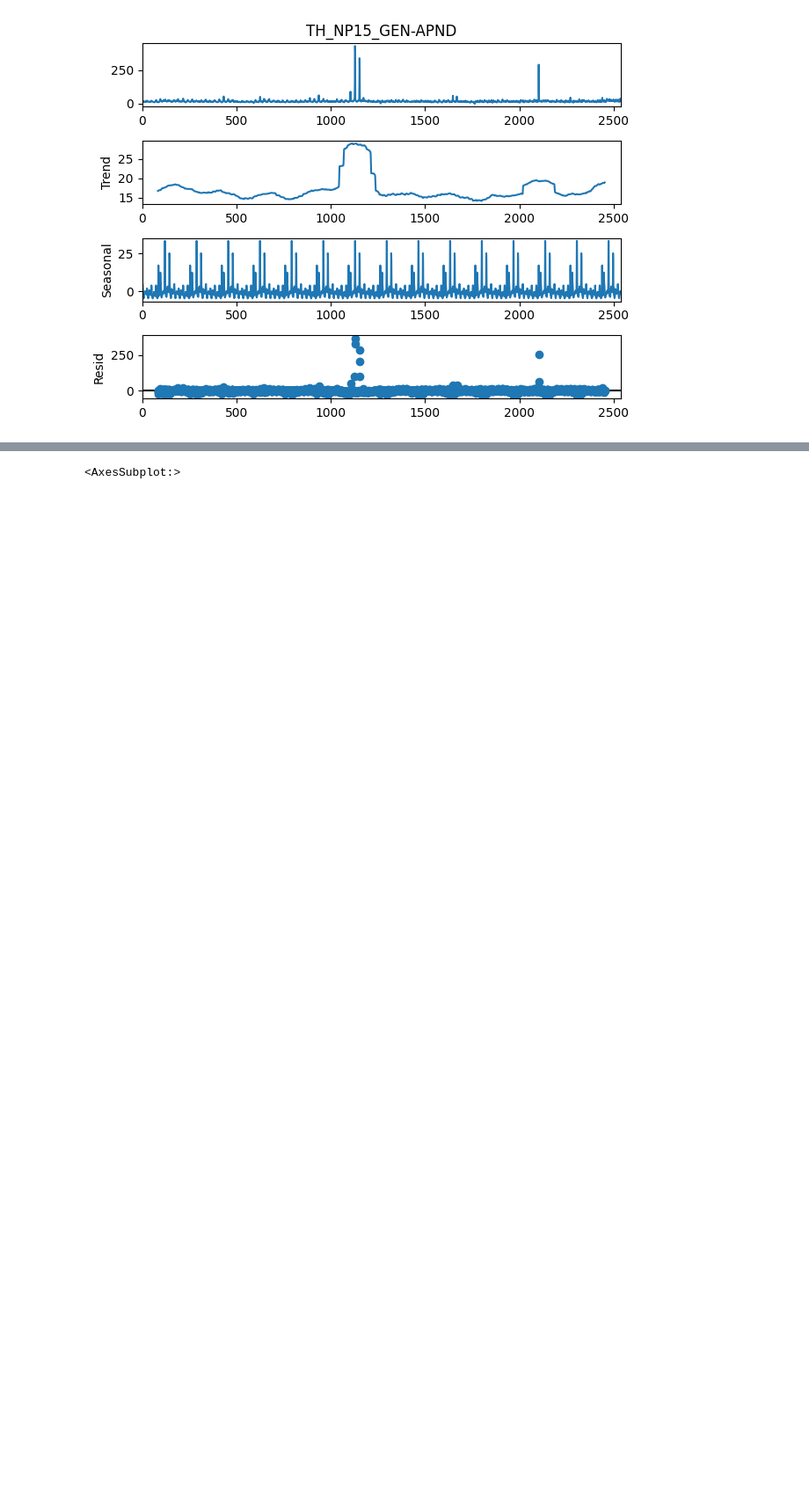
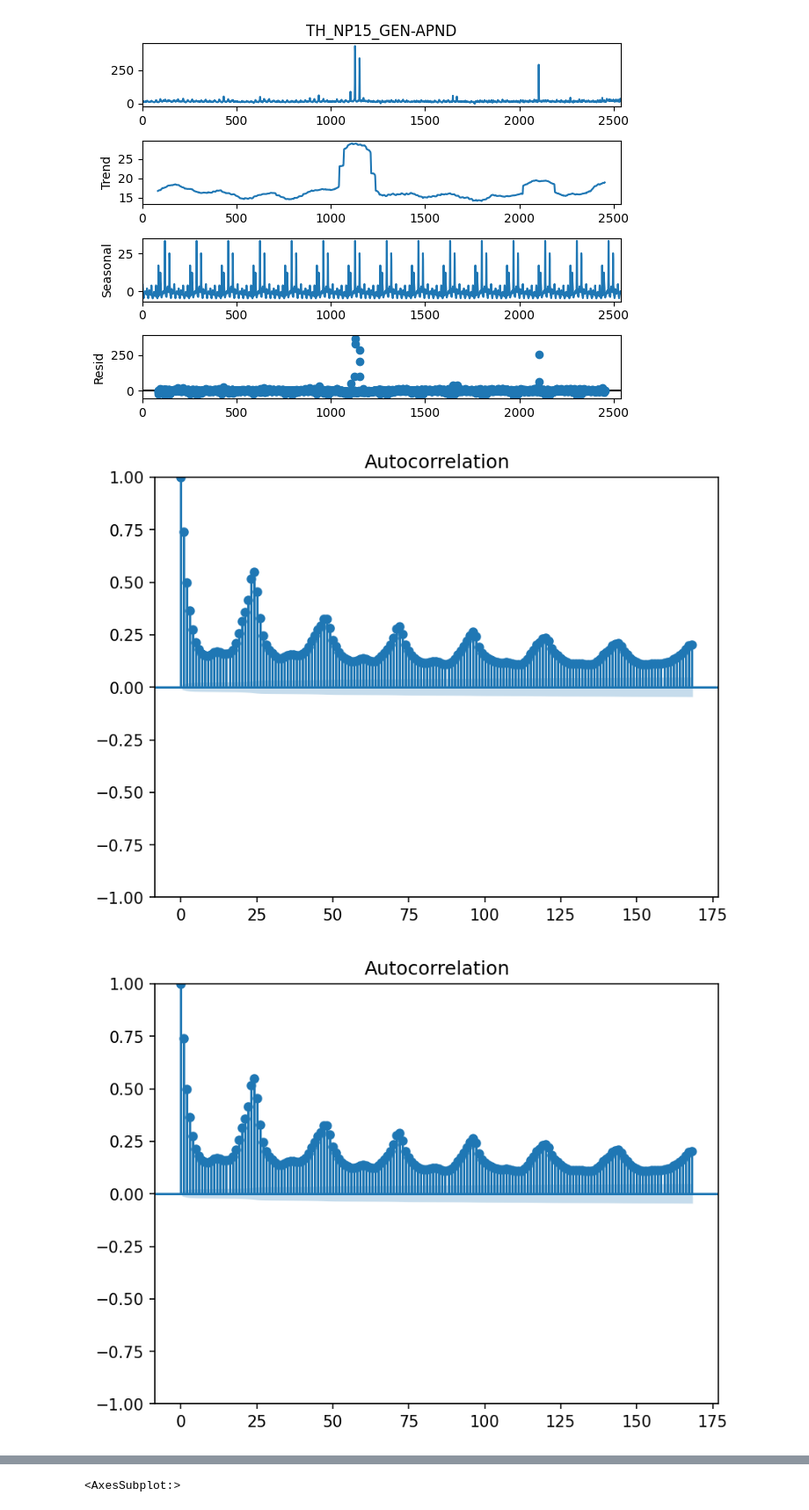
Before and after one commit to simoneliasen/yggdrasil, a Jupyter notebook: data_exploration/data_exploration.ipynb, the cells around one changed output, grey strips where cells are left out. Shown at 88% size. Cells and saved outputs as stored; diff of their text form; code cells hidden in the pictures; blank space fills up the shorter version.

```diff
--- a/data_exploration/data_exploration.ipynb
+++ b/data_exploration/data_exploration.ipynb
@@ -57,4 +61,11 @@ result.plot()
 # %% [output]
 [figure]
 [figure]
+# %%
+from statsmodels.graphics.tsaplots import plot_pacf,plot_acf
+
+plot_acf(df_pricedata['TH_NP15_GEN-APND'],lags=168)
+# %% [output]
+[figure, added]
+[figure, added]
 # %%
```
Also changed, not shown: parts of 14 cells of this notebook, 4 other files.
